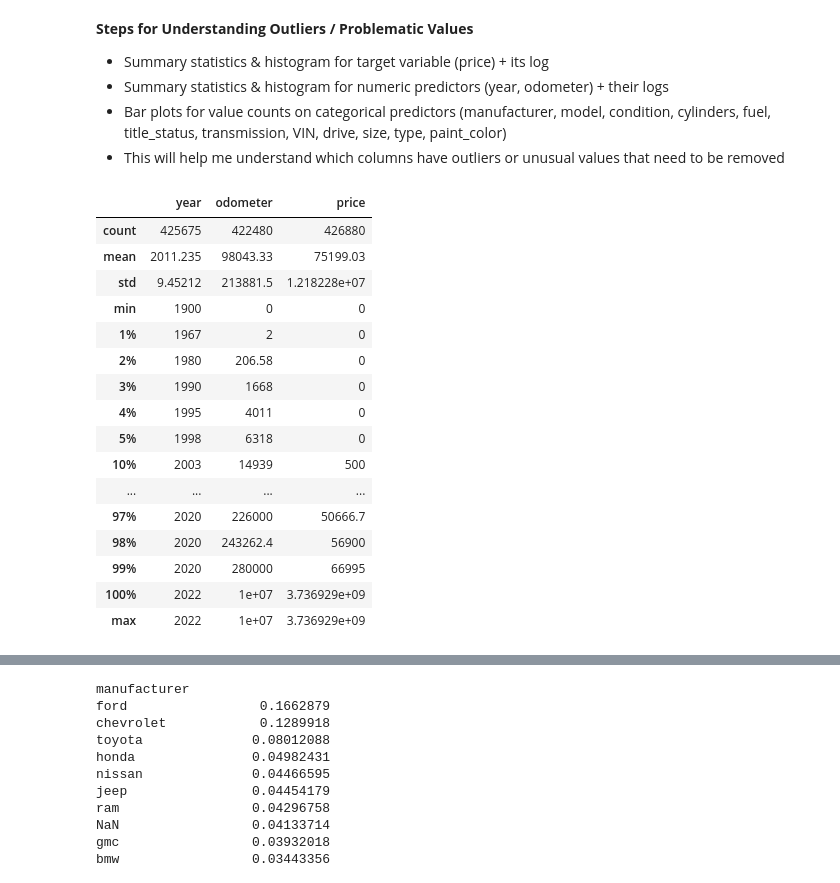
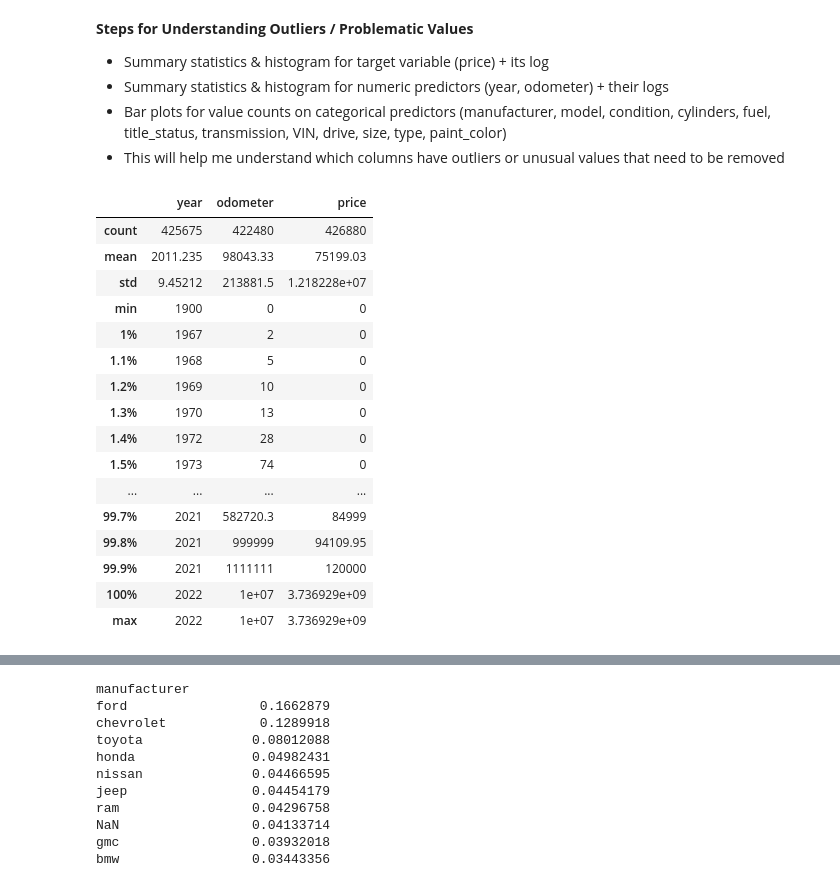
Before and after one commit to rosschu/placeholder2, a Jupyter notebook: usedcars.ipynb, the cells around one changed output, grey strips where cells are left out. Saved outputs shown, nothing was run; the diff lists cells and outputs as text; code cells hidden in the pictures.

```diff
--- a/usedcars.ipynb
+++ b/usedcars.ipynb
@@ -106,25 +108,28 @@ df['log_odometer'] = np.log(1+df['odometer'])
 # %%
 # Summary statistics
     # Prices/odometers have values near zero that need to be removed (< 100 for price and odometer)
     # We might want to remove very high values for price / odometer
     # Should drop cars produce prior to 1960
-pctiles = np.concatenate([np.arange(.01,.05,.01), np.arange(0.05,.96,0.05), np.arange(.96,1,.01)])
-df[['year','odometer','price']].describe(percentiles=pctiles)
+with pd.option_context('display.max_rows', None):
+    pctiles = np.concatenate([np.arange(.01,.05,.001), np.arange(0.05,0.95,0.15), np.arange(.95,1,.001)])
+    pctiles = np.round(pctiles, decimals=3)
+    pctiles = np.unique(pctiles)
+    display(df[['year','odometer','price']].describe(percentiles=pctiles))
 # %% [output]
 |  | year | odometer | price |
 | count | 425675 | 422480 | 426880 |
 | mean | 2011.235 | 98043.33 | 75199.03 |
 | std | 9.45212 | 213881.5 | 1.218228e+07 |
 | min | 1900 | 0 | 0 |
 | 1% | 1967 | 2 | 0 |
-| 2% | 1980 | 206.58 | 0 |
-| 3% | 1990 | 1668 | 0 |
-| 4% | 1995 | 4011 | 0 |
-| 5% | 1998 | 6318 | 0 |
-| 10% | 2003 | 14939 | 500 |
+| 1.1% | 1968 | 5 | 0 |
+| 1.2% | 1969 | 10 | 0 |
+| 1.3% | 1970 | 13 | 0 |
+| 1.4% | 1972 | 28 | 0 |
+| 1.5% | 1973 | 74 | 0 |
 | ... | ... | ... | ... |
-| 97% | 2020 | 226000 | 50666.7 |
-| 98% | 2020 | 243262.4 | 56900 |
-| 99% | 2020 | 280000 | 66995 |
+| 99.7% | 2021 | 582720.3 | 84999 |
+| 99.8% | 2021 | 999999 | 94109.95 |
+| 99.9% | 2021 | 1111111 | 120000 |
 | 100% | 2022 | 1e+07 | 3.736929e+09 |
 | max | 2022 | 1e+07 | 3.736929e+09 |
```
Also changed, not shown: parts of 22 cells of this notebook.
